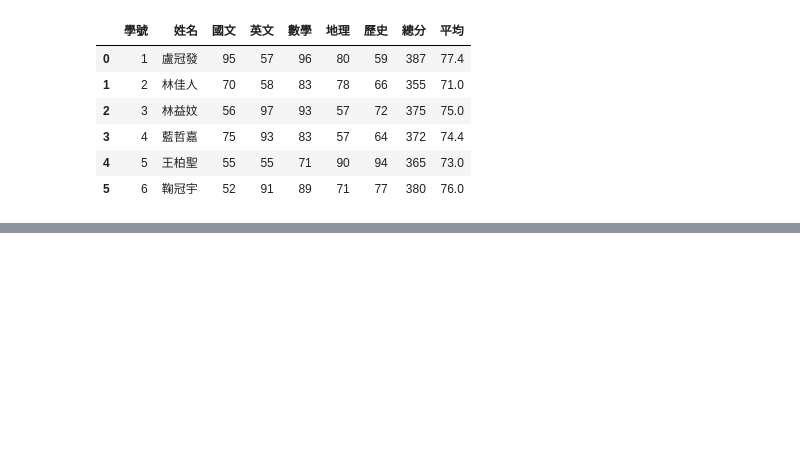
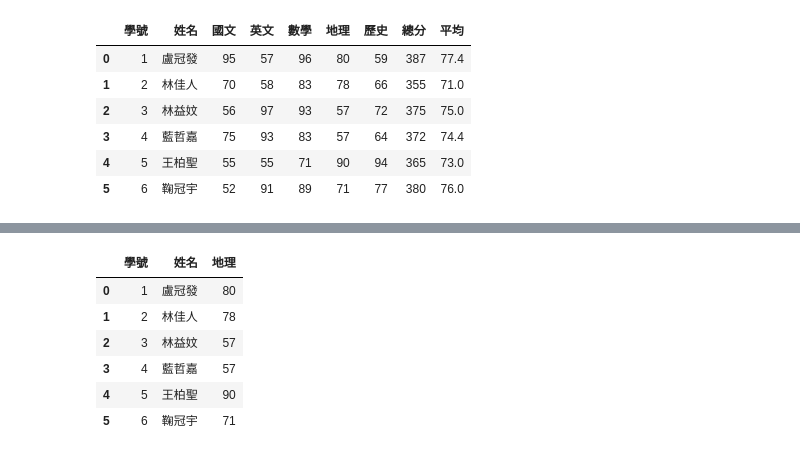
Before and after one commit to kyu226/kyu_2023_07_25, a Jupyter notebook: lesson17_4.ipynb, the cells around one changed output, grey strips where cells are left out. Drawn from its saved outputs; the diff is of its cells as text; code cells hidden in the pictures; blank space fills up the shorter version.

```diff
--- a/lesson17_4.ipynb
+++ b/lesson17_4.ipynb
@@ -75,0 +87,11 @@ df.iloc[0:6]
+# %%
+df
+df.loc[:5,['學號','姓名','地理']]
+# %% [output]
+|  | 學號 | 姓名 | 地理 |
+| 0 | 1 | 盧冠發 | 80 |
+| 1 | 2 | 林佳人 | 78 |
+| 2 | 3 | 林益妏 | 57 |
+| 3 | 4 | 藍哲嘉 | 57 |
+| 4 | 5 | 王柏聖 | 90 |
+| 5 | 6 | 鞠冠宇 | 71 |
```
Also changed, not shown: parts of 1 cell of this notebook.
